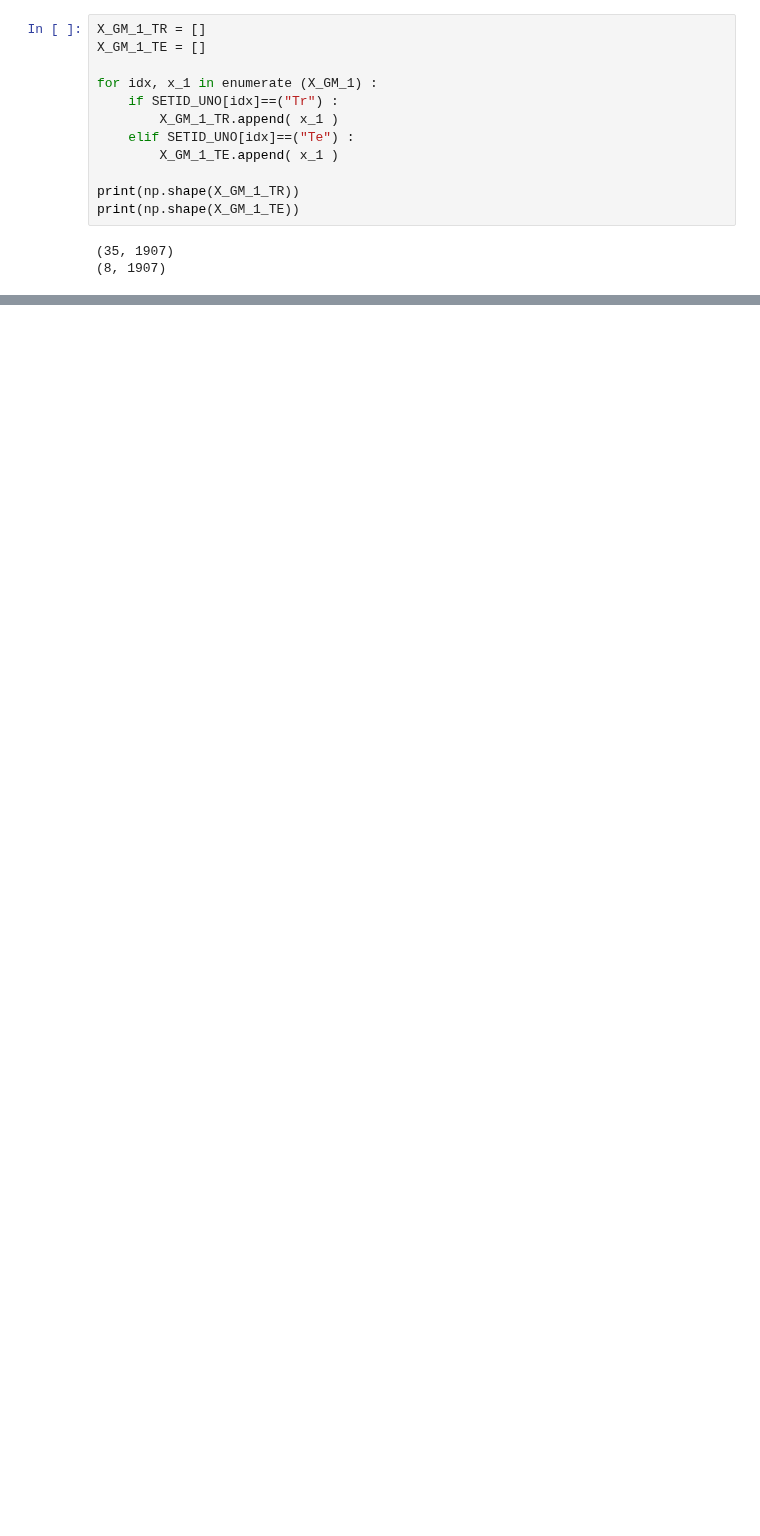
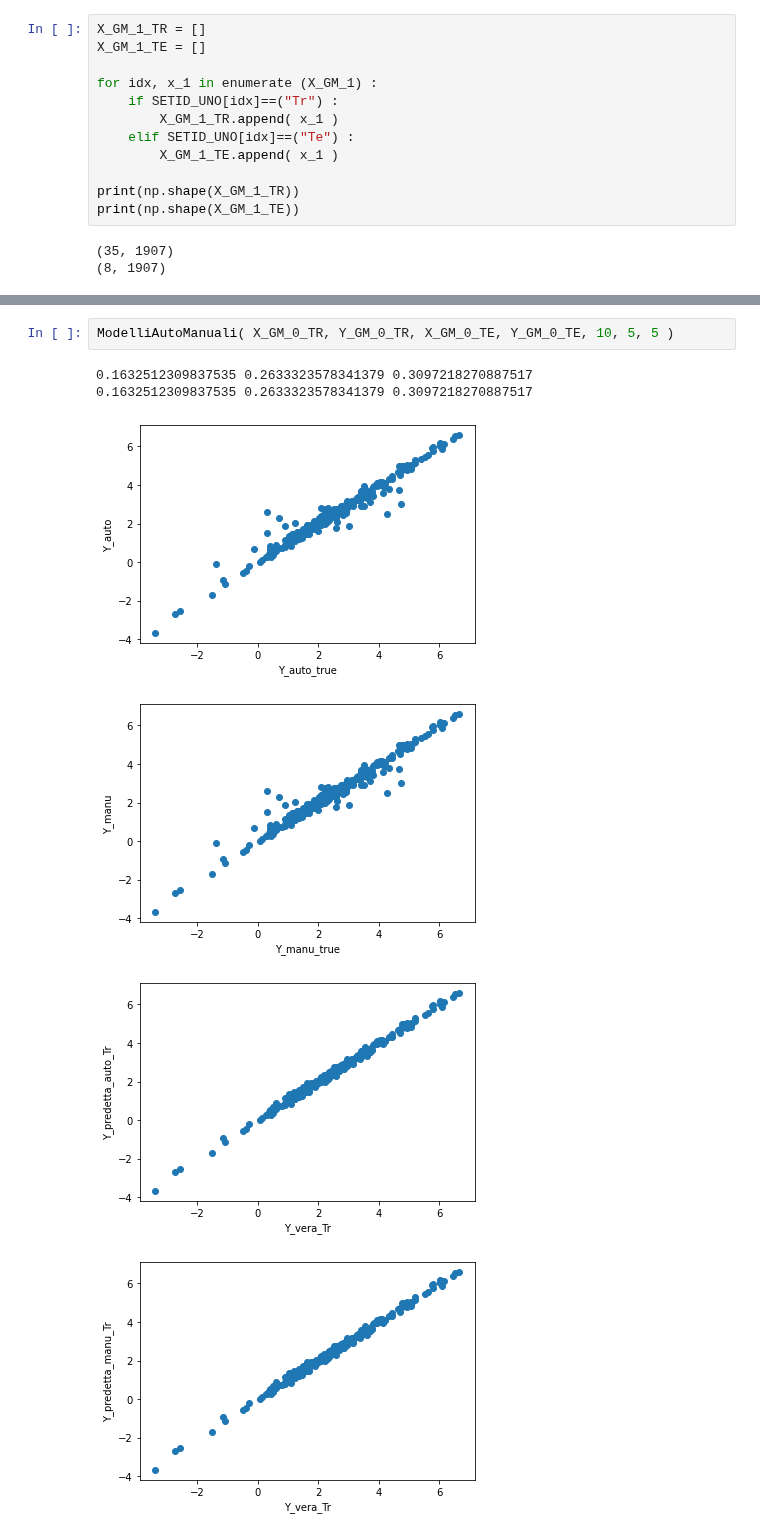
Before and after one commit to lstorchi/mllogdp, a Jupyter notebook: Modello_PLS_CLUSTERS_53_comps.ipynb, the cells around one changed output, grey strips where cells are left out. Drawn from its saved outputs; the diff is of its cells as text; blank space fills up the shorter version.

```diff
--- a/Modello_PLS_CLUSTERS_53_comps.ipynb
+++ b/Modello_PLS_CLUSTERS_53_comps.ipynb
@@ -450,0 +591,9 @@ print(np.shape(X_GM_2_TE))
+# %%
+ModelliAutoManuali( X_GM_0_TR, Y_GM_0_TR, X_GM_0_TE, Y_GM_0_TE, 10, 5, 5 )
+# %% [output]
+0.1632512309837535 0.2633323578341379 0.3097218270887517
+0.1632512309837535 0.2633323578341379 0.3097218270887517
+[figure, added]
+[figure, added]
+[figure, added]
+[figure, added]
```
Also changed, not shown: parts of 18 cells of this notebook.
